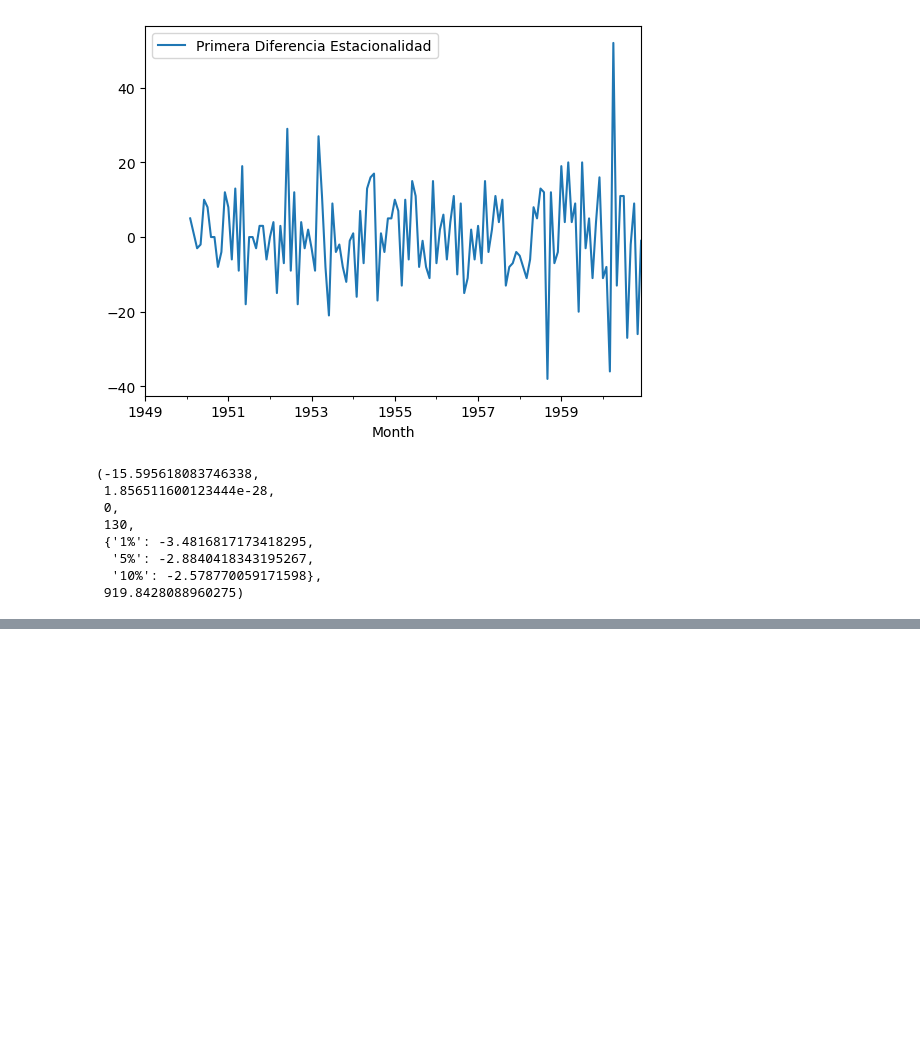
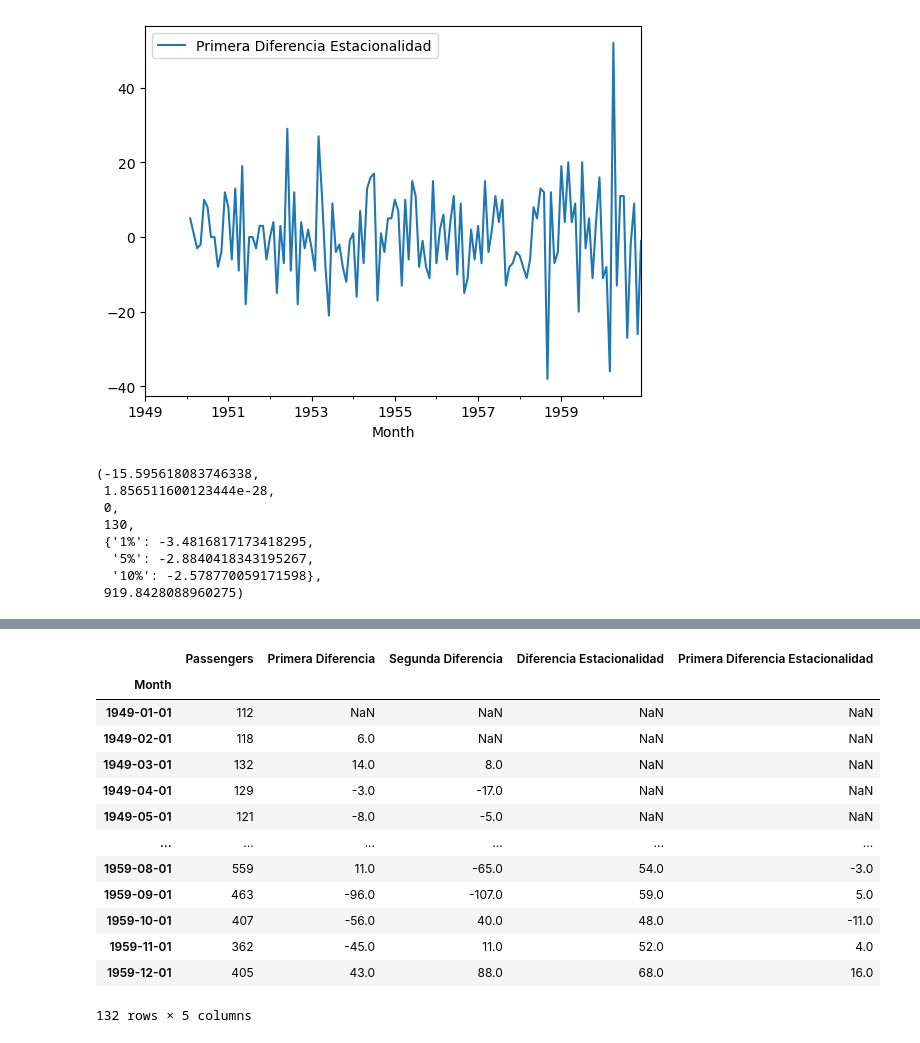
Before and after one commit to dparedes616/Series-de-Tiempo, a Jupyter notebook: ARIMA.ipynb, the cells around one changed output, grey strips where cells are left out. Saved outputs shown, nothing was run; the diff lists cells and outputs as text; code cells hidden in the pictures; blank space fills up the shorter version.

```diff
--- a/ARIMA.ipynb
+++ b/ARIMA.ipynb
@@ -423,0 +448,18 @@ tes_adf_prim_dif_est
+# %%
+train = df_aerolinea[0:132]
+train
+# %% [output]
+|  | Passengers | Primera Diferencia | Segunda Diferencia | Diferencia Estacionalidad | Primera Diferencia Estacionalidad |
+| Month |  |  |  |  |  |
+| 1949-01-01 | 112 | NaN | NaN | NaN | NaN |
+| 1949-02-01 | 118 | 6.0 | NaN | NaN | NaN |
+| 1949-03-01 | 132 | 14.0 | 8.0 | NaN | NaN |
+| 1949-04-01 | 129 | -3.0 | -17.0 | NaN | NaN |
+| 1949-05-01 | 121 | -8.0 | -5.0 | NaN | NaN |
+| ... | ... | ... | ... | ... | ... |
+| 1959-08-01 | 559 | 11.0 | -65.0 | 54.0 | -3.0 |
+| 1959-09-01 | 463 | -96.0 | -107.0 | 59.0 | 5.0 |
+| 1959-10-01 | 407 | -56.0 | 40.0 | 48.0 | -11.0 |
+| 1959-11-01 | 362 | -45.0 | 11.0 | 52.0 | 4.0 |
+| 1959-12-01 | 405 | 43.0 | 88.0 | 68.0 | 16.0 |
+132 rows × 5 columns
```
Also changed, not shown: parts of 6 cells of this notebook.
